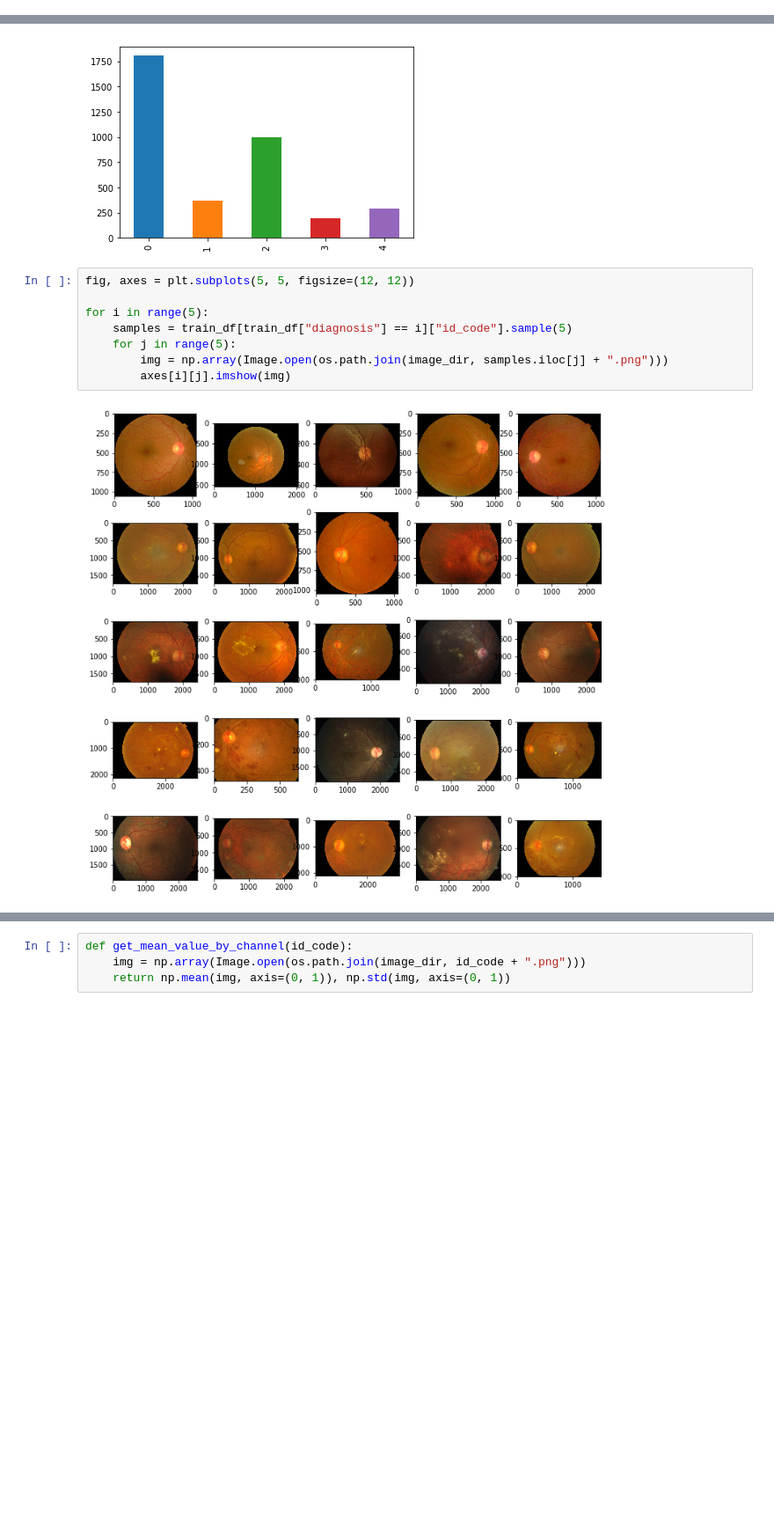
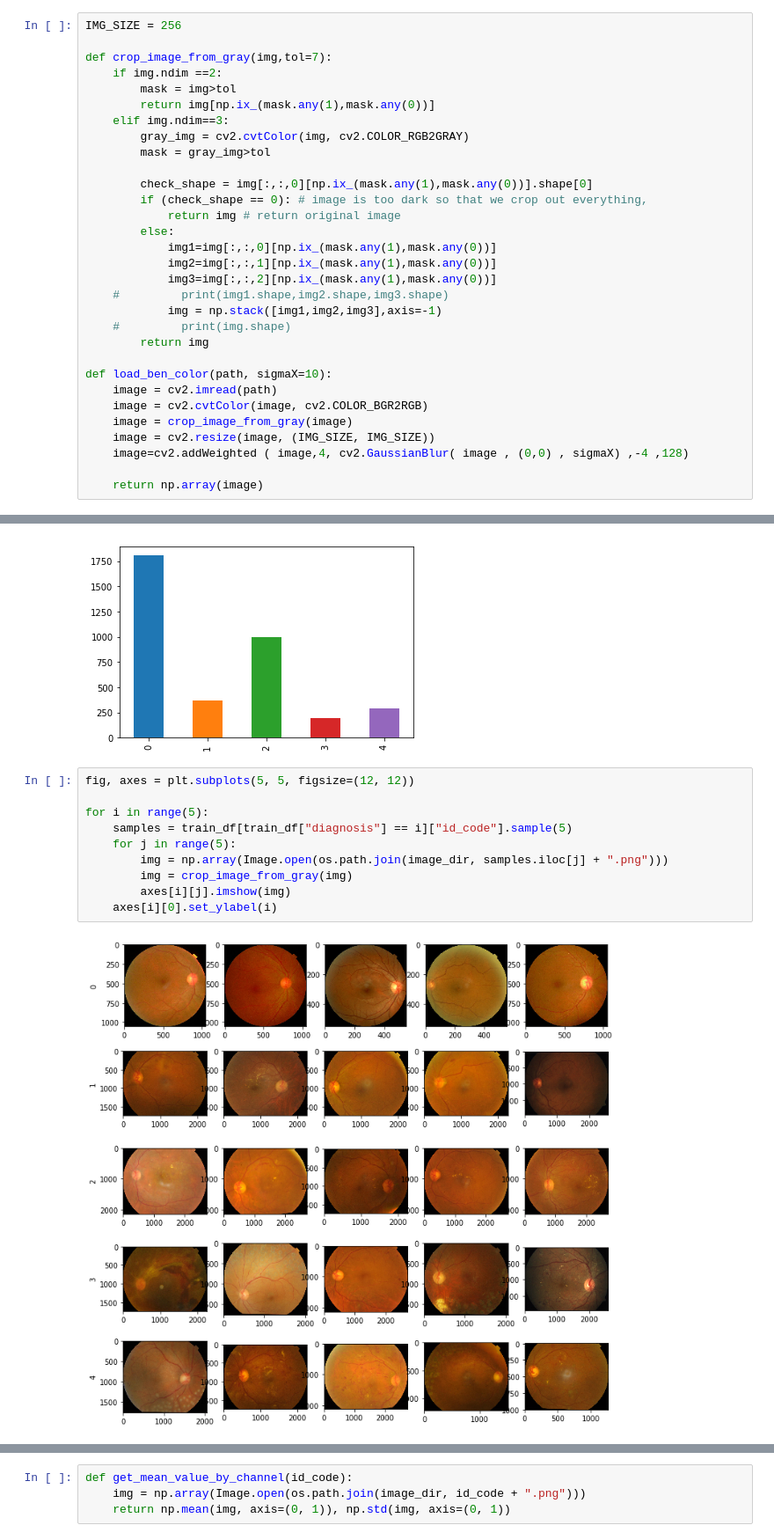
Before and after one commit to qianlin404/aptos19, a Jupyter notebook: EDA.ipynb, the cells around one changed output, grey strips where cells are left out. Shown at 88% size. Drawn from its saved outputs; the diff is of its cells as text; blank space fills up the shorter version.

```diff
--- a/EDA.ipynb
+++ b/EDA.ipynb
@@ -15,6 +16,37 @@ from sklearn.model_selection import train_test_split
 # %% [output]
 The autoreload extension is already loaded. To reload it, use:
   %reload_ext autoreload
+# %%
+IMG_SIZE = 256
+
+def crop_image_from_gray(img,tol=7):
+    if img.ndim ==2:
+        mask = img>tol
+        return img[np.ix_(mask.any(1),mask.any(0))]
+    elif img.ndim==3:
+        gray_img = cv2.cvtColor(img, cv2.COLOR_RGB2GRAY)
+        mask = gray_img>tol
+
+        check_shape = img[:,:,0][np.ix_(mask.any(1),mask.any(0))].shape[0]
+        if (check_shape == 0): # image is too dark so that we crop out everything,
+            return img # return original image
+        else:
+            img1=img[:,:,0][np.ix_(mask.any(1),mask.any(0))]
+            img2=img[:,:,1][np.ix_(mask.any(1),mask.any(0))]
+            img3=img[:,:,2][np.ix_(mask.any(1),mask.any(0))]
+    #         print(img1.shape,img2.shape,img3.shape)
+            img = np.stack([img1,img2,img3],axis=-1)
+    #         print(img.shape)
+        return img
+
+def load_ben_color(path, sigmaX=10):
+    image = cv2.imread(path)
+    image = cv2.cvtColor(image, cv2.COLOR_BGR2RGB)
+    image = crop_image_from_gray(image)
+    image = cv2.resize(image, (IMG_SIZE, IMG_SIZE))
+    image=cv2.addWeighted ( image,4, cv2.GaussianBlur( image , (0,0) , sigmaX) ,-4 ,128)
+
+    return np.array(image)
 # %%
 image_dir = "data/train_images/"
 
@@ -28,10 +60,12 @@ train_df["diagnosis"].value_counts().sort_index().plot.bar()
 # %%
 fig, axes = plt.subplots(5, 5, figsize=(12, 12))
 
 for i in range(5):
     samples = train_df[train_df["diagnosis"] == i]["id_code"].sample(5)
     for j in range(5):
         img = np.array(Image.open(os.path.join(image_dir, samples.iloc[j] + ".png")))
+        img = crop_image_from_gray(img)
         axes[i][j].imshow(img)
+    axes[i][0].set_ylabel(i)
 # %% [output]
-[figure, old version]
+[figure, new version]
```
Also changed, not shown: parts of 2 cells of this notebook, 2 other files.
